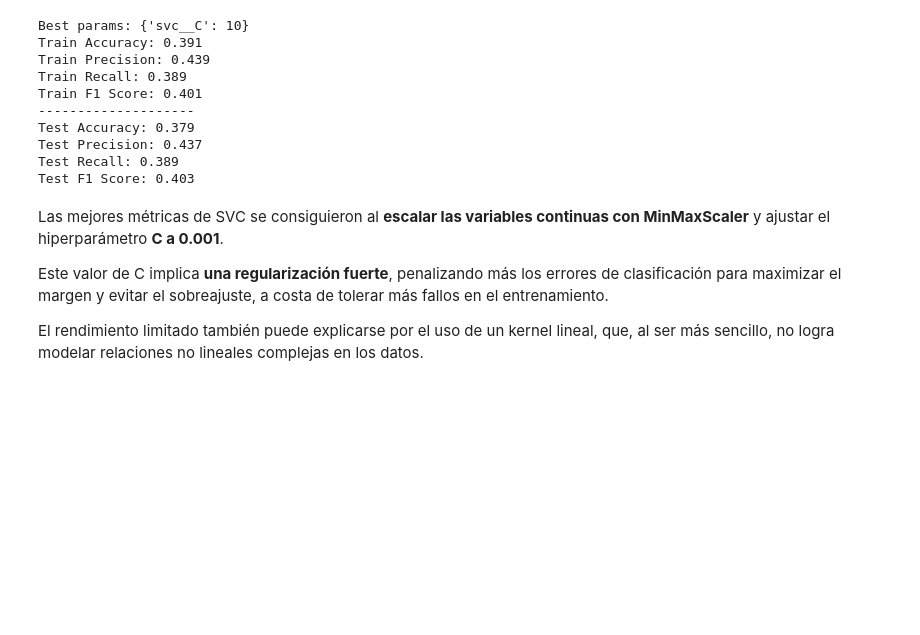
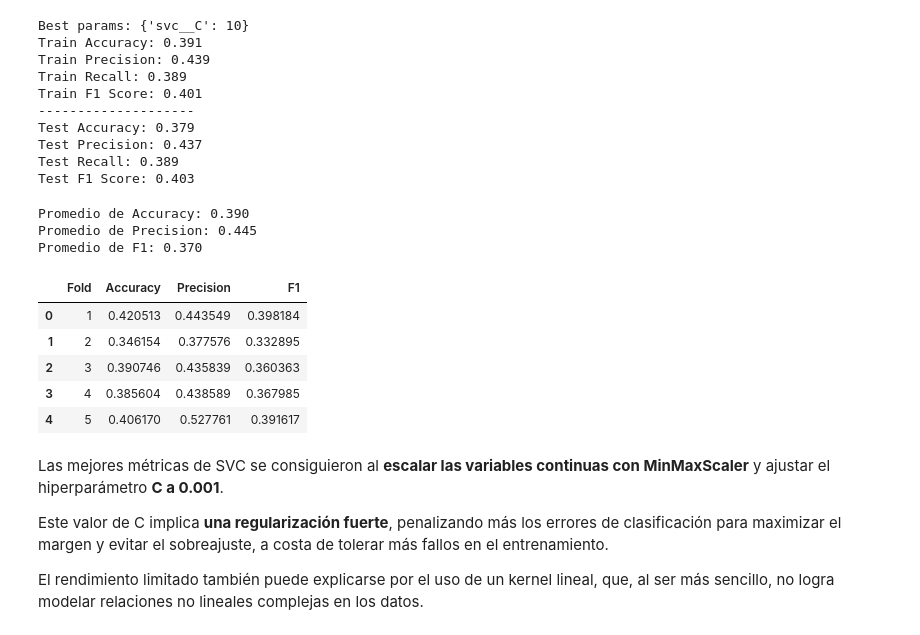
Before and after one commit to Kabarou/TP3_Mineria, a Jupyter notebook: main.ipynb, the cells around one changed output. Drawn from its saved outputs; the diff is of its cells as text; code cells hidden in the pictures; blank space fills up the shorter version.

```diff
--- a/main.ipynb
+++ b/main.ipynb
@@ -334,6 +334,39 @@ Test Accuracy: 0.379
 Test Precision: 0.437
 Test Recall: 0.389
 Test F1 Score: 0.403
+# %%
+skf = StratifiedKFold(n_splits=5, shuffle=True, random_state=42)
+
+scores = cross_validate(
+    pipeline,
+    X_test,
+    y_test,
+    cv=skf,
+    scoring=['accuracy', 'f1_macro', 'precision_macro'],
+    return_estimator=False
+)
+
+# Creamos un DataFrame con los resultados de cada fold
+df_cv = pd.DataFrame({
+    'Fold': np.arange(1, 6),
+    'Accuracy': scores['test_accuracy'],
+    'Precision': scores['test_precision_macro'],
+    'F1': scores['test_f1_macro']
+})
+print(f"Promedio de Accuracy: {df_cv['Accuracy'].mean():.3f}")
+print(f"Promedio de Precision: {df_cv['Precision'].mean():.3f}")
+print(f"Promedio de F1: {df_cv['F1'].mean():.3f}")
+df_cv
+# %% [output]
+Promedio de Accuracy: 0.390
+Promedio de Precision: 0.445
+Promedio de F1: 0.370
+|  | Fold | Accuracy | Precision | F1 |
+| 0 | 1 | 0.420513 | 0.443549 | 0.398184 |
+| 1 | 2 | 0.346154 | 0.377576 | 0.332895 |
+| 2 | 3 | 0.390746 | 0.435839 | 0.360363 |
+| 3 | 4 | 0.385604 | 0.438589 | 0.367985 |
+| 4 | 5 | 0.406170 | 0.527761 | 0.391617 |
 # %% [markdown]
 Las mejores métricas de SVC se consiguieron al **escalar las variables continuas con MinMaxScaler** y ajustar el hiperparámetro **C a 0.001**.
 
```
Also changed, not shown: parts of 7 cells of this notebook.
